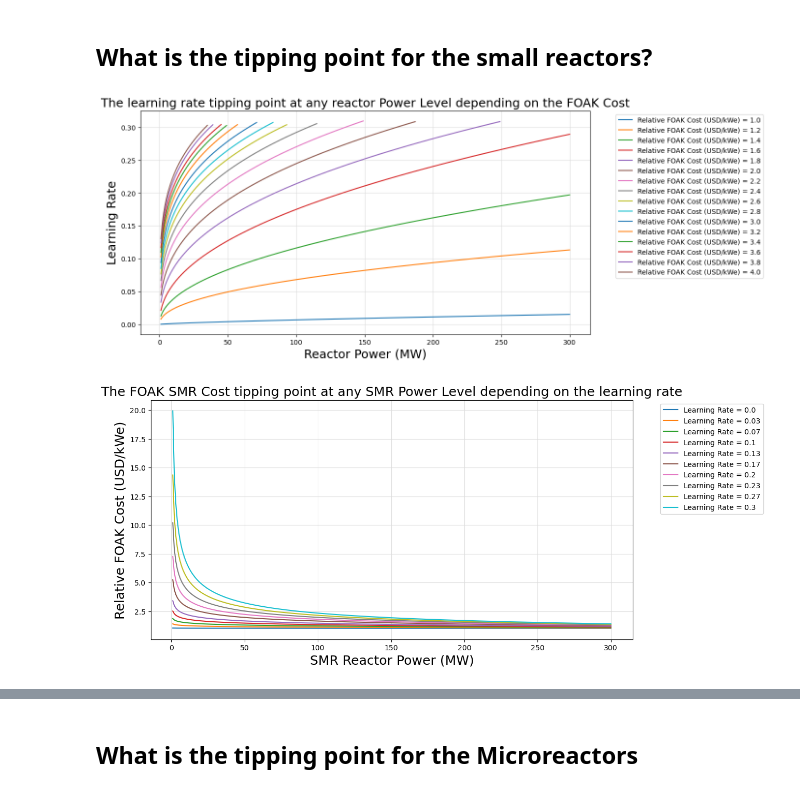
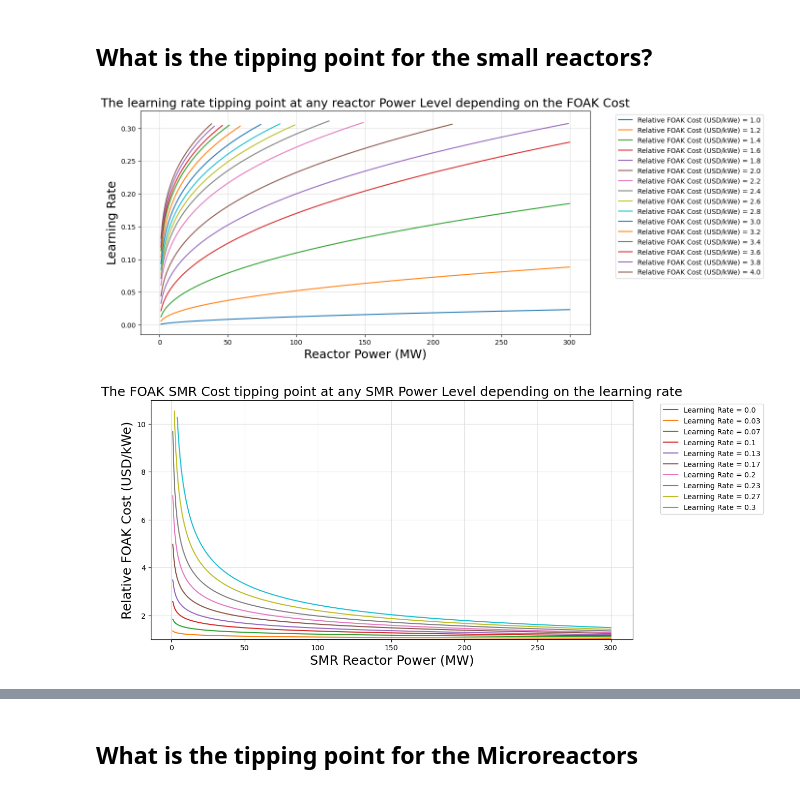
Before and after one commit to BotrosHanna-INL/nuc_DataCenters, a Jupyter notebook: dataCenters.ipynb, the cells around one changed output, grey strips where cells are left out. Cells and saved outputs as stored; diff of their text form; code cells hidden in the pictures.

```diff
--- a/dataCenters.ipynb
+++ b/dataCenters.ipynb
@@ -99,13 +100,18 @@ $$
 # %% [markdown]
 ## User inputs
 # %%
+# cost ratio of small reactor compared to the large reactor that satisfies the demand
 SR_to_Large_min=  0.5
 SR_to_Large_max = 10
+SR_to_Large_interval = 0.1
+cost_info = [SR_to_Large_min, SR_to_Large_max, SR_to_Large_interval ]
 
 
 # Power Ranges for eac reactor (MWe)
 SR_P0 = 1
 SR_P1 = 300
+P_interval = 1
+P_info = [SR_P0, SR_P1, P_interval ]
 
 
 # Baseline power demand
@@ -114,6 +120,7 @@ Tot_Power_demand_0 = 1500  #MWe
 # Learning rate range
 LR_min = 0
 LR_max = 0.3
-LR_interval = 0.01
+LR_interval = 0.005
+LR_info = [LR_min, LR_max, LR_interval ]
 # %% [markdown]
 ## What is the tipping point for the small reactors?
@@ -159,24 +127,25 @@ SR_reduced_cost_window  = abs (SR_reduced_cost_list[50] -SR_reduced_cost_list[51
+# %%
+Cost_sampling  = (sample_cost(Tot_Power_demand_0, P_info, LR_info, cost_info ))[0]
+cost_tolerance =  (sample_cost(Tot_Power_demand_0, P_info, LR_info, cost_info ))[1]
 # %%
 # we are interested in the reduced cost which is around 1 or less than 1
-full_results = np.vstack((np.array(power_list), np.array(LR_list) ,np.array(initial_cost_SR_list), np.array(SR_reduced_cost_list)))
-full_results = full_results.T
-
 
 # When the cost is less than 1 and larger than 0.99
 fig = plt.figure(figsize=(12, 6))
 ax = fig.add_subplot()
+
 for FOAK_cost in np.linspace(1, 4, 16):
     try:
         cost_list = []
-        for n in range(full_results.shape[0]):
-            row = full_results[n]
+        for n in range(Cost_sampling .shape[0]):
+            row = Cost_sampling [n]
             cost = row[-1]
 
             initial_cost = row[-2]
 
-            if abs(cost - 1) < SR_reduced_cost_window :
+            if abs(cost - 1) < cost_tolerance :
 
-                if abs(FOAK_cost - initial_cost) < SR_FOAK_cost_window:
+                if abs(FOAK_cost - initial_cost) < SR_to_Large_interval:
                     cost_list.append(row)
         cost_array = (np.vstack(cost_list))
 
@@ -198,15 +167,13 @@ for FOAK_cost in np.linspace(1, 4, 16):
 
 # Show the major grid and style it slightly.
 plt.grid(which='major', color='#DDDDDD', linewidth=0.8)
-# Show the minor grid as well. Style it in very light gray as a thin,
-# dotted line.
 plt.grid(which='minor', color='#EEEEEE', linestyle=':', linewidth=0.5)
 plt.xlabel('Reactor Power (MW)', fontsize=18)
 plt.ylabel('Learning Rate', fontsize=18)
 plt.title('The learning rate tipping point at any reactor Power Level depending on the FOAK Cost', fontsize=18)
 plt.show()
 # %% [output]
-[figure, old version]
+[figure, new version]
 # %%
 #    x = power, y = cost , z =learning rate
    # When the cost  less than 1 and larger than 0.99
@@ -216,41 +183,42 @@ for lr in np.linspace(0, 0.3, 10):
 
     try:
         cost_list = []
-        for n in range(full_results.shape[0]):
-            row = full_results[n]
+        for n in range(Cost_sampling.shape[0]):
+
+            row = Cost_sampling[n]
             cost = row[-1]
             learning = row[-3]
-            if abs(cost - 1) <=SR_reduced_cost_window :
-
-
-                if abs( learning  - lr) < 0.02 :
+            if abs(cost - 1) <cost_tolerance :
+                if abs( learning  - lr) < LR_interval :
 
                     cost_list.append(row)
         cost_array = (np.vstack(cost_list))
 
         # p = ax.scatter( cost_array [:, 0],cost_array [:, 1])
         x = cost_array [:, 0]
         y = cost_array [:, 2]
+
         popt, pcov = curve_fit(lambda fx,a,b: a*fx**-b,  x,  y)
         power_y = popt[0]*x**-popt[1]
         plt.plot(x, power_y ,label = f"Learning Rate = {np.round(lr,2)}")
         plt.legend(bbox_to_anchor=(1.05, 1.0), loc='upper left')
 
 
 
 
 
     except:
         ...
 
 # Show the major grid and style it slightly.
 plt.grid(which='major', color='#DDDDDD', linewidth=0.8)
 # # Show the minor grid as well. Style it in very light gray as a thin,
 # # dotted line.
 plt.grid(which='minor', color='#EEEEEE', linestyle=':', linewidth=0.5)
 plt.xlabel('SMR Reactor Power (MW)', fontsize=18)
 plt.ylabel('Relative FOAK Cost (USD/kWe)', fontsize=18)
 plt.title('The FOAK SMR Cost tipping point at any SMR Power Level depending on the learning rate', fontsize=18)
+plt.ylim(1,11)
 plt.show()
 # %% [output]
-[figure, old version]
+[figure, new version]
```
Also changed, not shown: parts of 5 cells of this notebook, 1 other file.
